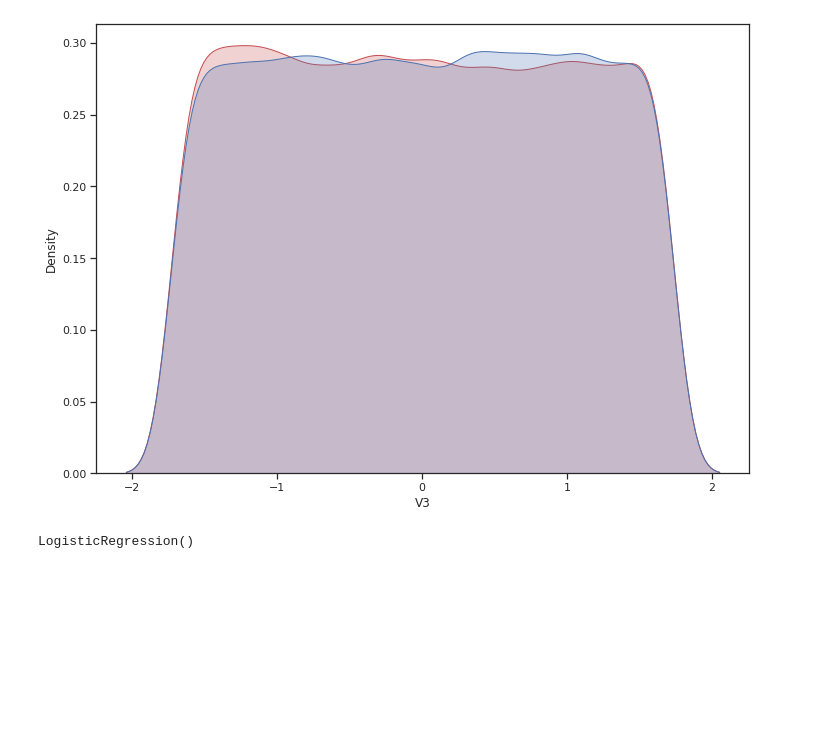
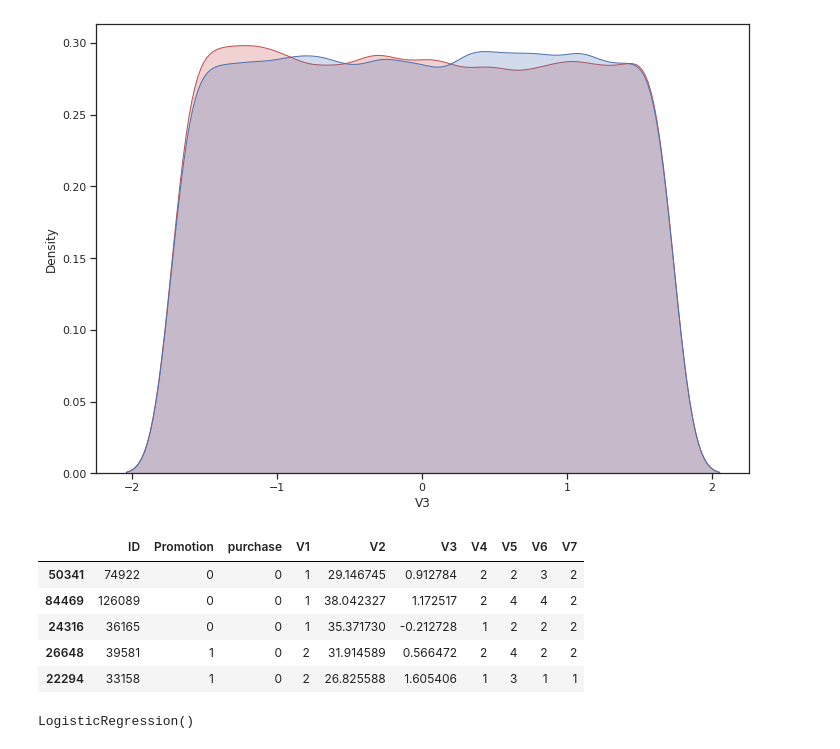
Before and after one commit to defunSM/Data-Science-Portfolio, a Jupyter notebook: Starbucks_Promotion_Analysis/Starbucks.ipynb, the cells around one changed output. Cells and saved outputs as stored; diff of their text form; code cells hidden in the pictures; blank space fills up the shorter version.

```diff
--- a/Starbucks_Promotion_Analysis/Starbucks.ipynb
+++ b/Starbucks_Promotion_Analysis/Starbucks.ipynb
@@ -133,6 +153,21 @@ plt.show()
 [figure]
 # %%
 # Scaling V1..V6
+# %%
+# Resampling
+df_no_purchase = train_data[train_data['purchase']==0].sample(1000)
+df_purchase = train_data[train_data['purchase']==1].sample(1000)
+
+df_resampled = pd.concat([df_no_purchase, df_purchase], axis=0)
+
+df_resampled.head()
+# %% [output]
+|  | ID | Promotion | purchase | V1 | V2 | V3 | V4 | V5 | V6 | V7 |
+| 50341 | 74922 | 0 | 0 | 1 | 29.146745 | 0.912784 | 2 | 2 | 3 | 2 |
+| 84469 | 126089 | 0 | 0 | 1 | 38.042327 | 1.172517 | 2 | 4 | 4 | 2 |
+| 24316 | 36165 | 0 | 0 | 1 | 35.371730 | -0.212728 | 1 | 2 | 2 | 2 |
+| 26648 | 39581 | 1 | 0 | 2 | 31.914589 | 0.566472 | 2 | 4 | 2 | 2 |
+| 22294 | 33158 | 1 | 0 | 2 | 26.825588 | 1.605406 | 1 | 3 | 1 | 1 |
 # %%
 # Training model and splitting independent and dependent variables (V1, V2... V6) are the independent variables and the dependent variable is the Promotion
 
```
Also changed, not shown: parts of 16 cells of this notebook, 2 other files.
